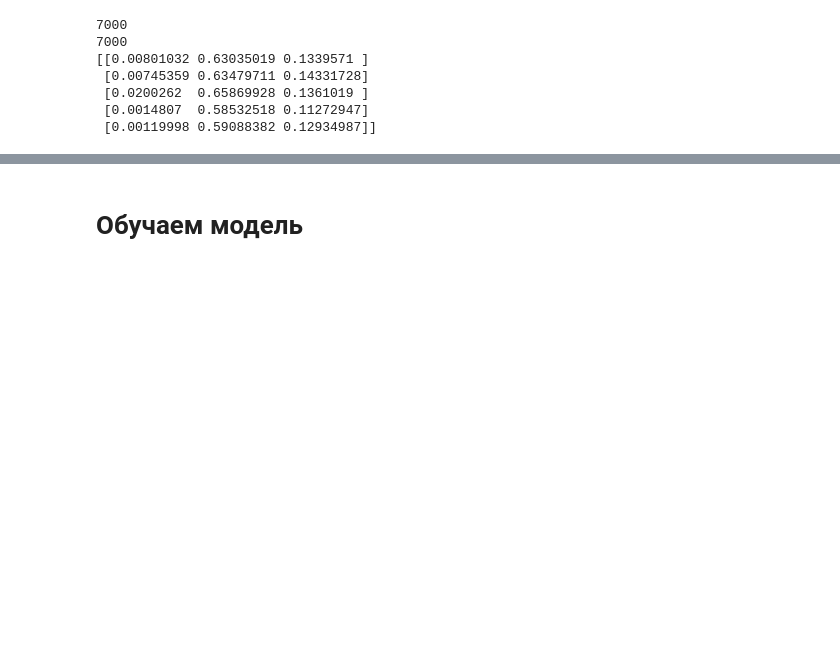
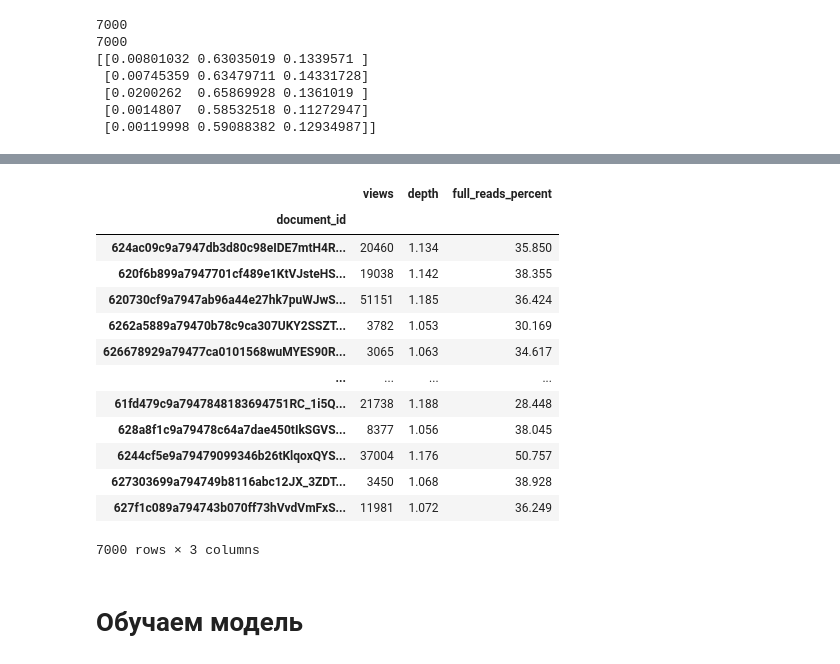
Before and after one commit to 1dimadim1/LSTM-news-prediction, a Jupyter notebook: RBK_LSTM.ipynb, the cells around one changed output, grey strips where cells are left out. Cells and saved outputs as stored; diff of their text form; code cells hidden in the pictures; blank space fills up the shorter version.

```diff
--- a/RBK_LSTM.ipynb
+++ b/RBK_LSTM.ipynb
@@ -467,3 +396,20 @@ df_pred
+# %%
+y
+# %% [output]
+|  | views | depth | full_reads_percent |
+| document_id |  |  |  |
+| 624ac09c9a7947db3d80c98eIDE7mtH4R... | 20460 | 1.134 | 35.850 |
+| 620f6b899a7947701cf489e1KtVJsteHS... | 19038 | 1.142 | 38.355 |
+| 620730cf9a7947ab96a44e27hk7puWJwS... | 51151 | 1.185 | 36.424 |
+| 6262a5889a79470b78c9ca307UKY2SSZT... | 3782 | 1.053 | 30.169 |
+| 626678929a79477ca0101568wuMYES90R... | 3065 | 1.063 | 34.617 |
+| ... | ... | ... | ... |
+| 61fd479c9a7947848183694751RC_1i5Q... | 21738 | 1.188 | 28.448 |
+| 628a8f1c9a79478c64a7dae450tIkSGVS... | 8377 | 1.056 | 38.045 |
+| 6244cf5e9a79479099346b26tKlqoxQYS... | 37004 | 1.176 | 50.757 |
+| 627303699a794749b8116abc12JX_3ZDT... | 3450 | 1.068 | 38.928 |
+| 627f1c089a794743b070ff73hVvdVmFxS... | 11981 | 1.072 | 36.249 |
+7000 rows × 3 columns
 # %% [markdown]
 # Обучаем модель
 # %%
```
Also changed, not shown: parts of 23 cells of this notebook.
